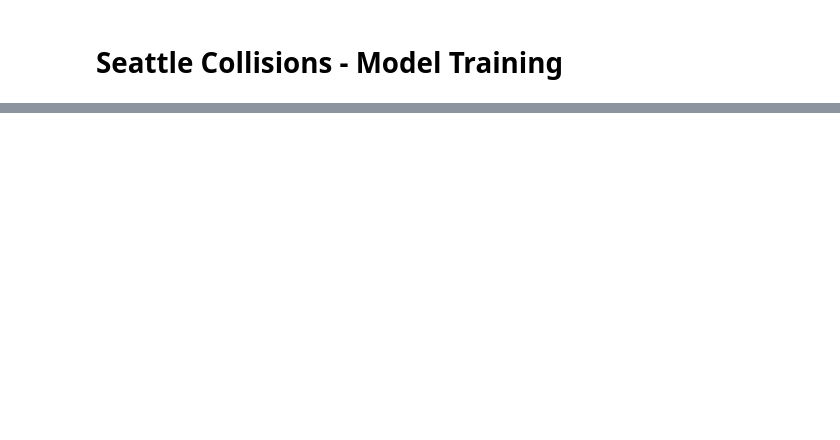
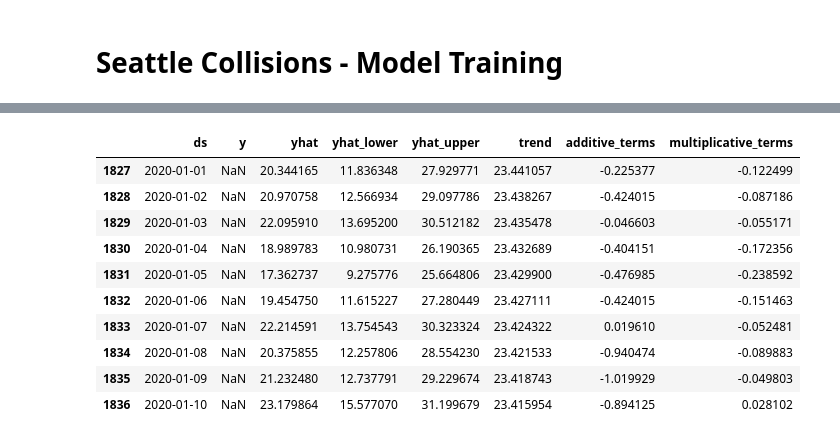
Before and after one commit to koursera/Advanced-Data-Science, a Jupyter notebook: seattle_collisions.model_train.python.1_0.ipynb, the cells around one changed output, grey strips where cells are left out. Saved outputs shown, nothing was run; the diff lists cells and outputs as text; code cells hidden in the pictures; blank space fills up the shorter version.

```diff
--- a/seattle_collisions.model_train.python.1_0.ipynb
+++ b/seattle_collisions.model_train.python.1_0.ipynb
@@ -58,6 +75,6 @@ dft = dft.INCDTTM.value_counts().resample('D').sum().to_frame().reset_index()
 dft.rename({'index':'ds', 'INCDTTM':'y'}, axis=1, inplace=True)
 dft['rain'] = dft.apply(lambda x: get_day_total_precipitation(df_weather, x.ds.strftime('%Y-%m-%d')), axis=1)
 dft['temp'] = dft.apply(lambda x: get_day_min_temperature(df_weather, x.ds.strftime('%Y-%m-%d')), axis=1)
-dft['solar_azimuth'] = dft.apply(lambda x: get_day_solar_azimuth(df_weather, x.ds.strftime('%Y-%m-%d')), axis=1)
+#dft['solar_azimuth'] = dft.apply(lambda x: get_day_solar_azimuth(df_weather, x.ds.strftime('%Y-%m-%d')), axis=1)
 #dft.y.plot(figsize=(18,3))
 dft.head()
@@ -64,12 +88,13 @@ dft.head()
 # %%
-m = Prophet(daily_seasonality=True, weekly_seasonality=True, changepoint_prior_scale=0.5, growth='linear', seasonality_mode='multiplicative')
+m = Prophet(daily_seasonality=True, weekly_seasonality=True, changepoint_prior_scale=0.5,\
+            seasonality_prior_scale=0.01, growth='linear', seasonality_mode='multiplicative')
 m.add_regressor('rain', mode='multiplicative')
 m.add_regressor('temp', mode='additive')
-m.add_regressor('solar_azimuth', mode='multiplicative')
+#m.add_regressor('solar_azimuth', mode='multiplicative')
 m.fit(dft)
 future = m.make_future_dataframe(periods=10,freq='D',include_history=True)
 # %%
 future['rain'] = future.apply(lambda x: get_day_total_precipitation(df_weather, x.ds.strftime('%Y-%m-%d')), axis=1)
 future['temp'] = future.apply(lambda x: get_day_min_temperature(df_weather, x.ds.strftime('%Y-%m-%d')), axis=1)
-future['solar_azimuth'] = future.apply(lambda x: get_day_solar_azimuth(df_weather, x.ds.strftime('%Y-%m-%d')), axis=1)
+#future['solar_azimuth'] = future.apply(lambda x: get_day_solar_azimuth(df_weather, x.ds.strftime('%Y-%m-%d')), axis=1)
 future.head(), future.tail()
@@ -76,7 +114,19 @@ future.head(), future.tail()
 # %%
 forecast = m.predict(future)
 dft_results = dft.merge(forecast, how='outer', left_on='ds', right_on='ds')
-dft_results[['ds', 'y', 'yhat', 'yhat_lower', 'yhat_upper', 'trend', 'additive_terms','multiplicative_terms']].tail(20)
+dft_results[['ds', 'y', 'yhat', 'yhat_lower', 'yhat_upper', 'trend', 'additive_terms','multiplicative_terms']].tail(10)
+# %% [output]
+|  | ds | y | yhat | yhat_lower | yhat_upper | trend | additive_terms | multiplicative_terms |
+| 1827 | 2020-01-01 | NaN | 20.344165 | 11.836348 | 27.929771 | 23.441057 | -0.225377 | -0.122499 |
+| 1828 | 2020-01-02 | NaN | 20.970758 | 12.566934 | 29.097786 | 23.438267 | -0.424015 | -0.087186 |
+| 1829 | 2020-01-03 | NaN | 22.095910 | 13.695200 | 30.512182 | 23.435478 | -0.046603 | -0.055171 |
+| 1830 | 2020-01-04 | NaN | 18.989783 | 10.980731 | 26.190365 | 23.432689 | -0.404151 | -0.172356 |
+| 1831 | 2020-01-05 | NaN | 17.362737 | 9.275776 | 25.664806 | 23.429900 | -0.476985 | -0.238592 |
+| 1832 | 2020-01-06 | NaN | 19.454750 | 11.615227 | 27.280449 | 23.427111 | -0.424015 | -0.151463 |
+| 1833 | 2020-01-07 | NaN | 22.214591 | 13.754543 | 30.323324 | 23.424322 | 0.019610 | -0.052481 |
+| 1834 | 2020-01-08 | NaN | 20.375855 | 12.257806 | 28.554230 | 23.421533 | -0.940474 | -0.089883 |
+| 1835 | 2020-01-09 | NaN | 21.232480 | 12.737791 | 29.229674 | 23.418743 | -1.019929 | -0.049803 |
+| 1836 | 2020-01-10 | NaN | 23.179864 | 15.577070 | 31.199679 | 23.415954 | -0.894125 | 0.028102 |
 # %%
 y_true = dft_results['y'].values
 y_hat = dft_results['yhat'].values
```
Also changed, not shown: parts of 14 cells of this notebook, 3 other files.
